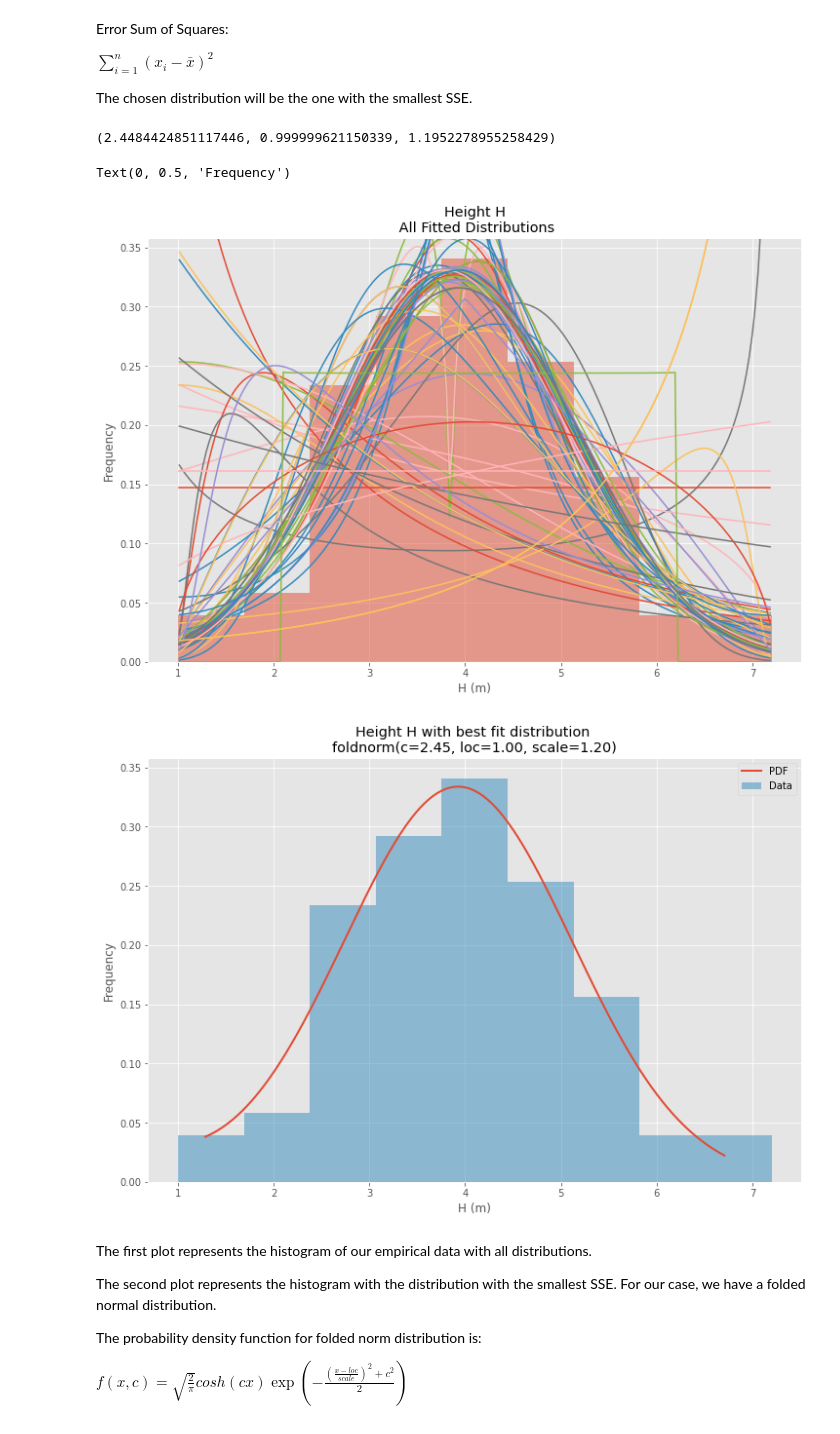
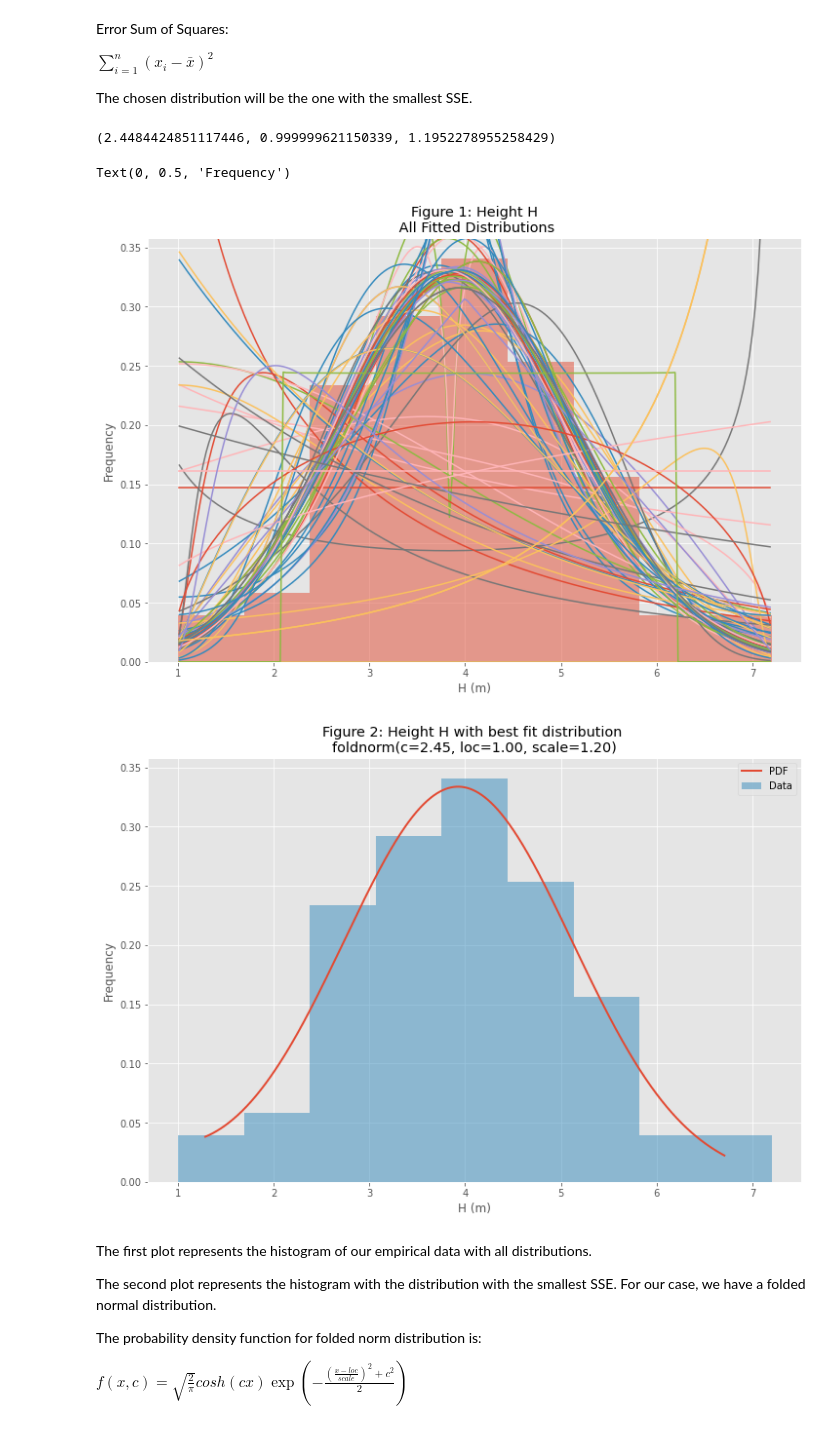
Before and after one commit to geraldomsousaj/industrial-challenge-EDF, a Jupyter notebook: final_industrial_challenge_EDF.ipynb, the cells around one changed output. Drawn from its saved outputs; the diff is of its cells as text; code cells hidden in the pictures.

```diff
--- a/final_industrial_challenge_EDF.ipynb
+++ b/final_industrial_challenge_EDF.ipynb
@@ -166,37 +168,37 @@ ax = data.plot(kind='hist', bins=9, alpha=0.5, density=True)
 dataYLim = ax.get_ylim()
 
 # Find best fit distribution
 best_fit_name, best_fit_params = best_fit_distribution(data, 200, ax)
 best_dist = getattr(st, best_fit_name)
 
 # Update plots
 ax.set_ylim(dataYLim)
-ax.set_title(u'Height H\n All Fitted Distributions')
+ax.set_title(u'Figure 1: Height H\n All Fitted Distributions')
 ax.set_xlabel(u'H (m)')
 ax.set_ylabel('Frequency')
 
 # Make PDF with best params
 pdf = make_pdf(best_dist, best_fit_params)
 
 weights = np.ones_like(data)/float(len(data))
 
 # Display
 plt.figure(figsize=(12,8))
 ax = pdf.plot(lw=2, label='PDF', legend=True)
 data.plot(kind='hist', bins=9, density=True, alpha=0.5, label='Data', legend=True, ax=ax)
 
 param_names = (best_dist.shapes + ', loc, scale').split(', ') if best_dist.shapes else ['loc', 'scale']
 param_str = ', '.join(['{}={:0.2f}'.format(k,v) for k,v in zip(param_names, best_fit_params)])
 dist_str = '{}({})'.format(best_fit_name, param_str)
 
-ax.set_title(u'Height H with best fit distribution \n' + dist_str)
+ax.set_title(u'Figure 2: Height H with best fit distribution \n' + dist_str)
 ax.set_xlabel(u'H (m)')
 ax.set_ylabel('Frequency')
 # %% [output]
 (2.4484424851117446, 0.999999621150339, 1.1952278955258429)
 Text(0, 0.5, 'Frequency')
-[figure, old version]
+[figure, new version]
-[figure, old version]
+[figure, new version]
 # %% [markdown]
 The first plot represents the histogram of our empirical data with all distributions.
 
```
Also changed, not shown: parts of 41 cells of this notebook.
